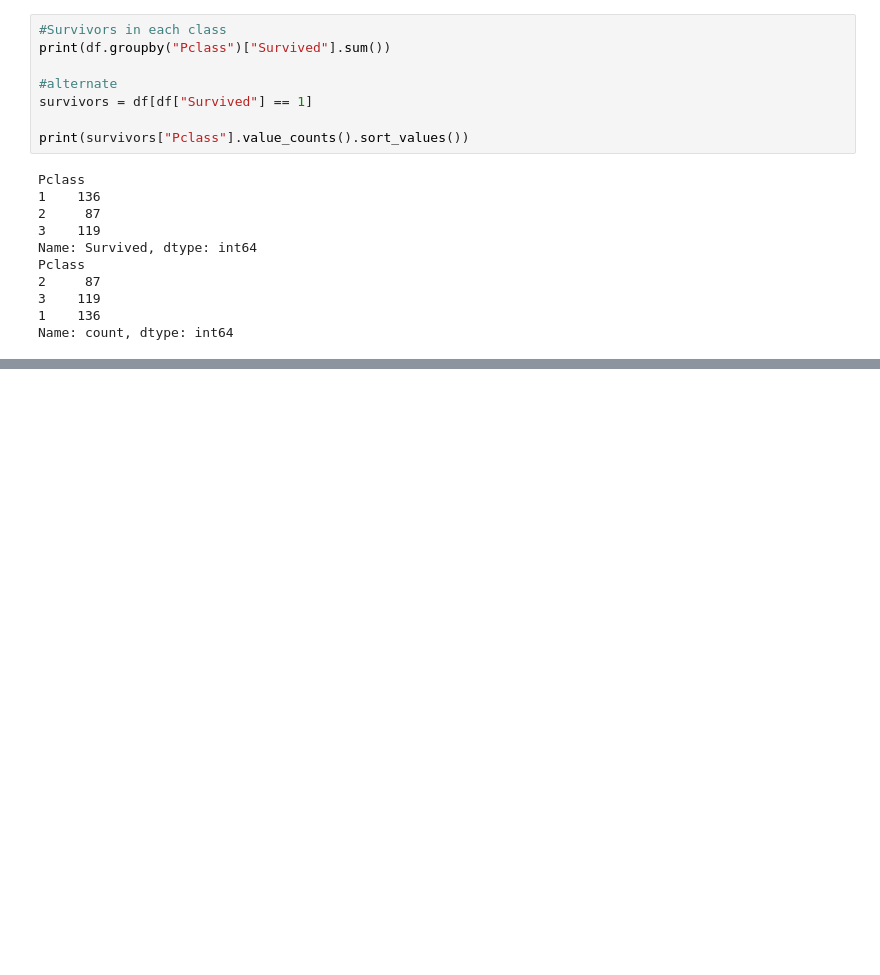
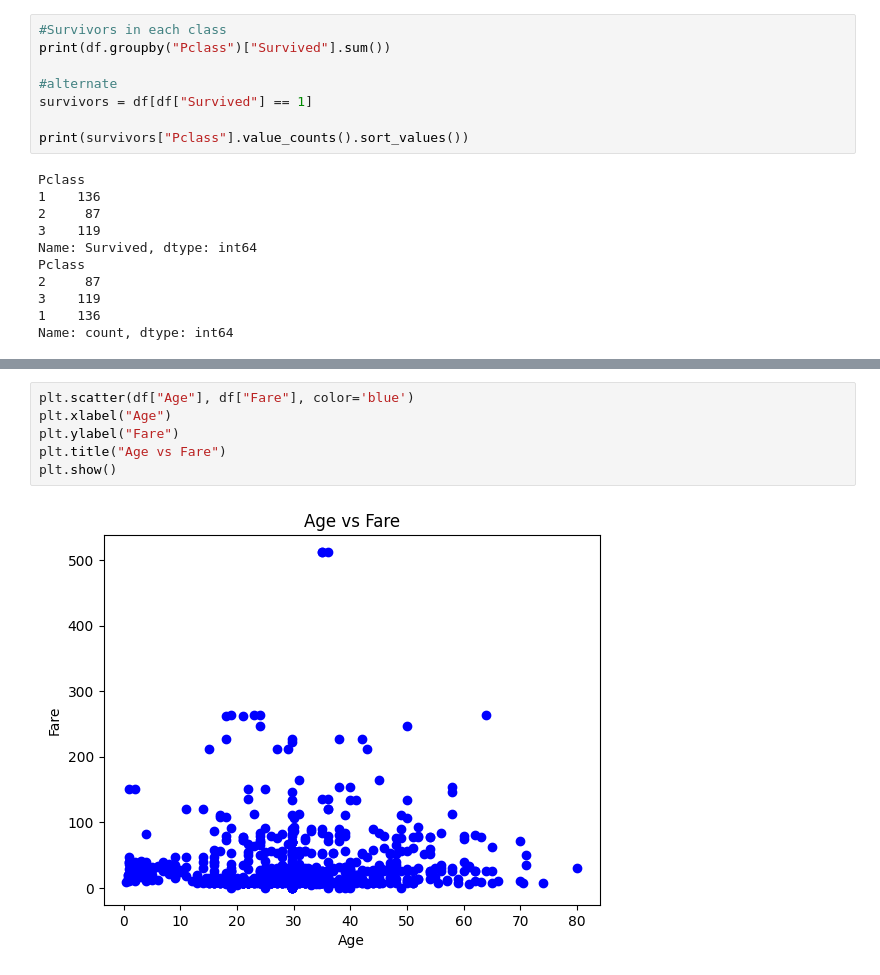
Before and after one commit to aneeb02/Titanic_Exploration, a Jupyter notebook: titanic.ipynb, the cells around one changed output, grey strips where cells are left out. Drawn from its saved outputs; the diff is of its cells as text; blank space fills up the shorter version.

```diff
--- a/titanic.ipynb
+++ b/titanic.ipynb
@@ -211,0 +230,8 @@ df[df["Age"]<12]
+# %%
+plt.scatter(df["Age"], df["Fare"], color='blue')
+plt.xlabel("Age")
+plt.ylabel("Fare")
+plt.title("Age vs Fare")
+plt.show()
+# %% [output]
+[figure, added]
```
Also changed, not shown: parts of 18 cells of this notebook, 1 other file.
